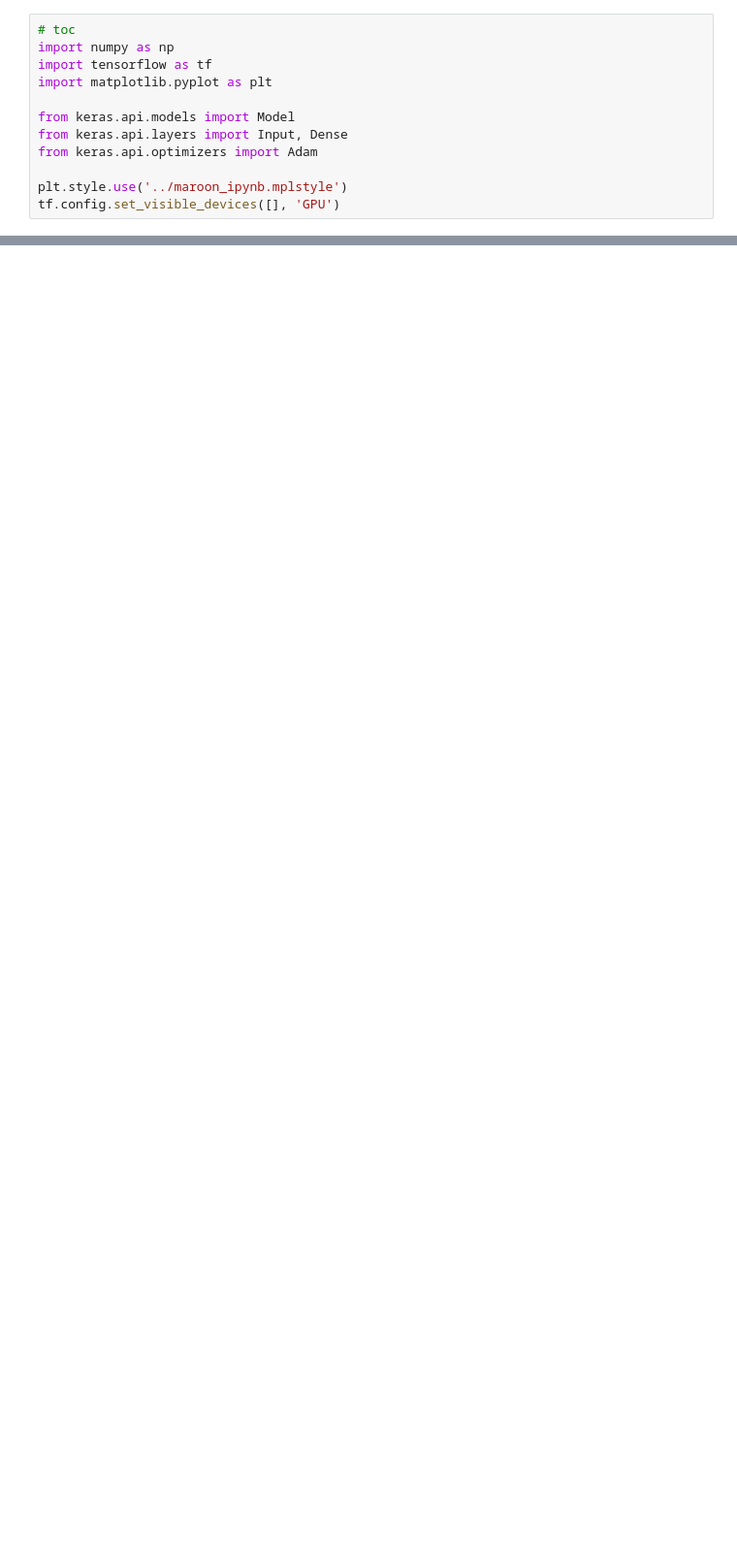
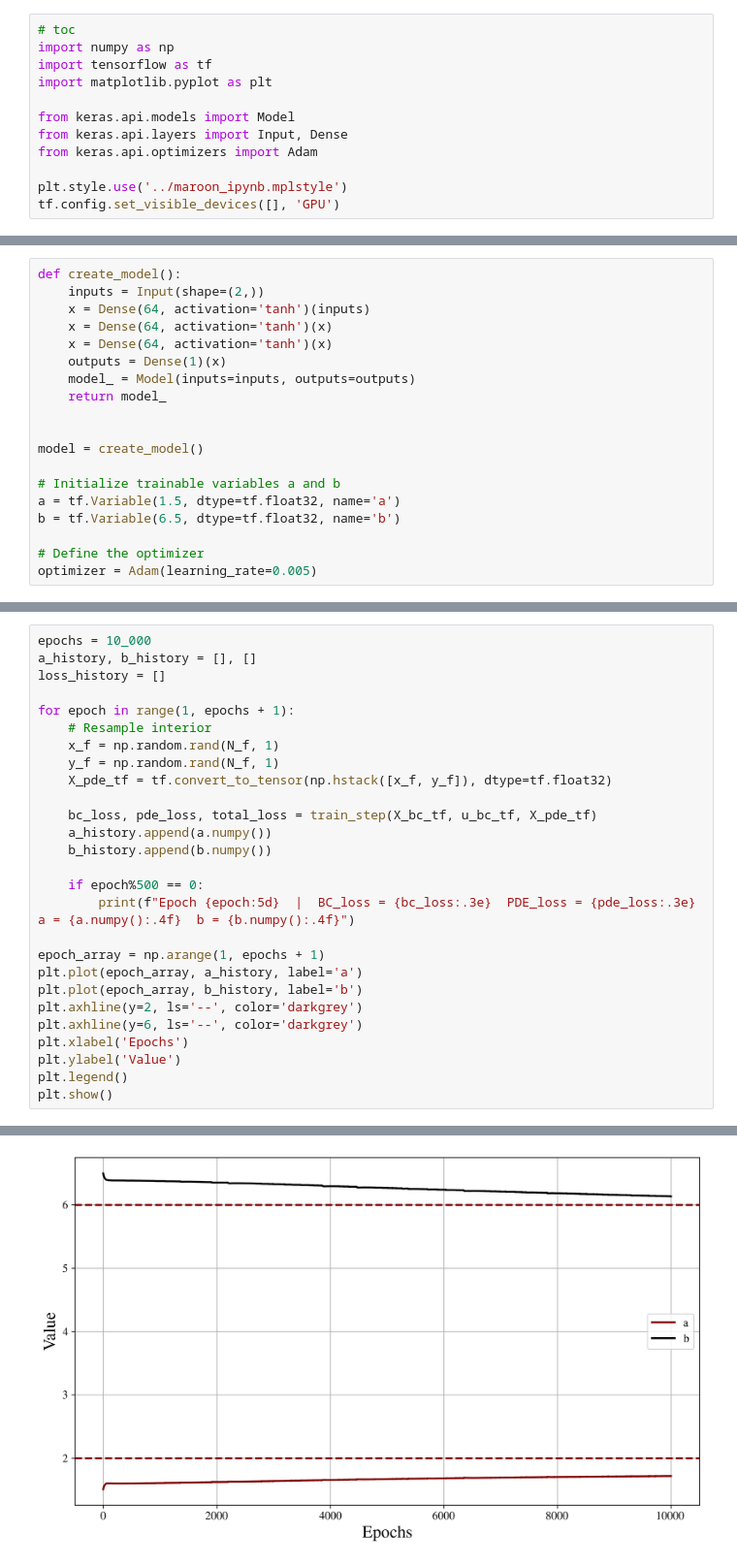
Before and after one commit to gabemorris12/machine_learning, a Jupyter notebook: Homework 6/Machine Learning Homework 6.ipynb, the cells around one changed output, grey strips where cells are left out. Shown at 97% size. Drawn from its saved outputs; the diff is of its cells as text; blank space fills up the shorter version.

```diff
--- a/Homework 6/Machine Learning Homework 6.ipynb
+++ b/Homework 6/Machine Learning Homework 6.ipynb
@@ -174,0 +87,19 @@ Epoch  5000: total_loss=1.683e-05, a=1.0413, b=0.8820
+# %%
+def create_model():
+    inputs = Input(shape=(2,))
+    x = Dense(64, activation='tanh')(inputs)
+    x = Dense(64, activation='tanh')(x)
+    x = Dense(64, activation='tanh')(x)
+    outputs = Dense(1)(x)
+    model_ = Model(inputs=inputs, outputs=outputs)
+    return model_
+
+
+model = create_model()
+
+# Initialize trainable variables a and b
+a = tf.Variable(1.5, dtype=tf.float32, name='a')
+b = tf.Variable(6.5, dtype=tf.float32, name='b')
+
+# Define the optimizer
+optimizer = Adam(learning_rate=0.005)
@@ -174,0 +143,28 @@ Epoch  5000: total_loss=1.683e-05, a=1.0413, b=0.8820
+# %%
+epochs = 10_000
+a_history, b_history = [], []
+loss_history = []
+
+for epoch in range(1, epochs + 1):
+    # Resample interior
+    x_f = np.random.rand(N_f, 1)
+    y_f = np.random.rand(N_f, 1)
+    X_pde_tf = tf.convert_to_tensor(np.hstack([x_f, y_f]), dtype=tf.float32)
+
+    bc_loss, pde_loss, total_loss = train_step(X_bc_tf, u_bc_tf, X_pde_tf)
+    a_history.append(a.numpy())
+    b_history.append(b.numpy())
+
+    if epoch%500 == 0:
+        print(f"Epoch {epoch:5d}  |  BC_loss = {bc_loss:.3e}  PDE_loss = {pde_loss:.3e} a = {a.numpy():.4f}  b = {b.numpy():.4f}")
+
+epoch_array = np.arange(1, epochs + 1)
+plt.plot(epoch_array, a_history, label='a')
+plt.plot(epoch_array, b_history, label='b')
+plt.axhline(y=2, ls='--', color='darkgrey')
+plt.axhline(y=6, ls='--', color='darkgrey')
+plt.xlabel('Epochs')
+plt.ylabel('Value')
+plt.legend()
+plt.show()
+# %% [output]
@@ -174,0 +188 @@ Epoch  5000: total_loss=1.683e-05, a=1.0413, b=0.8820
+[figure, added]
```
Also changed, not shown: parts of 8 cells of this notebook, 2 other files.
